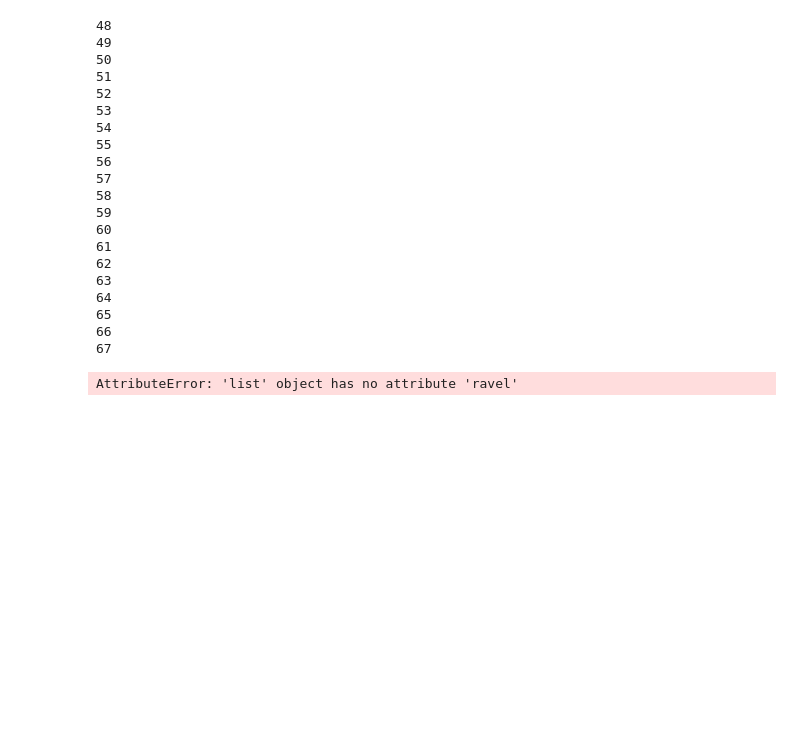
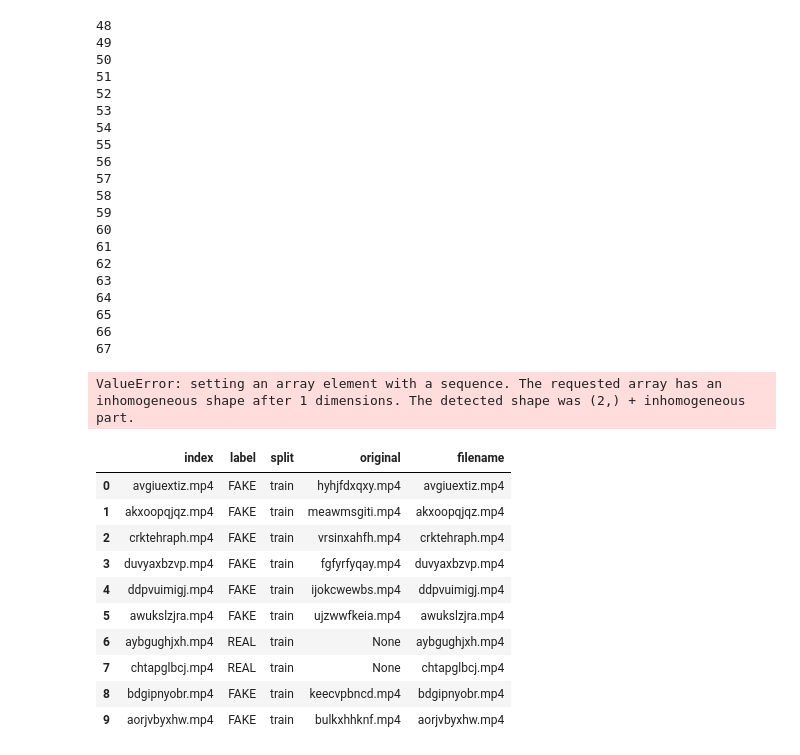
Before and after one commit to Trickster2038/BmstuDeepFake, a Jupyter notebook: sandbox.ipynb, the cells around one changed output. Drawn from its saved outputs; the diff is of its cells as text; code cells hidden in the pictures; blank space fills up the shorter version.

```diff
--- a/sandbox.ipynb
+++ b/sandbox.ipynb
@@ -70,6 +85,27 @@ for x in range(FACIAL_LANDMARKS_IDXS['mouth'][0], FACIAL_LANDMARKS_IDXS['mouth']
 66
 67
 # %%
-[[1,2,3],1].ravel()
+np.array([[1,2,3],1]).ravel()
 # %% [output]
-AttributeError: 'list' object has no attribute 'ravel'
+ValueError: setting an array element with a sequence. The requested array has an inhomogeneous shape after 1 dimensions. The detected shape was (2,) + inhomogeneous part.
+# %%
+SAMPLE_SIZE = 10
+df_fakes = pd.read_json("metadata.json")
+df_fakes = df_fakes.T
+df_fakes = df_fakes.sample(SAMPLE_SIZE)
+df_fakes['filename'] = df_fakes.index
+# df_fakes = df_fakes.drop('index', axis=0)
+df_fakes = df_fakes.reset_index()
+df_fakes
+# %% [output]
+|  | index | label | split | original | filename |
+| 0 | avgiuextiz.mp4 | FAKE | train | hyhjfdxqxy.mp4 | avgiuextiz.mp4 |
+| 1 | akxoopqjqz.mp4 | FAKE | train | meawmsgiti.mp4 | akxoopqjqz.mp4 |
+| 2 | crktehraph.mp4 | FAKE | train | vrsinxahfh.mp4 | crktehraph.mp4 |
+| 3 | duvyaxbzvp.mp4 | FAKE | train | fgfyrfyqay.mp4 | duvyaxbzvp.mp4 |
+| 4 | ddpvuimigj.mp4 | FAKE | train | ijokcwewbs.mp4 | ddpvuimigj.mp4 |
+| 5 | awukslzjra.mp4 | FAKE | train | ujzwwfkeia.mp4 | awukslzjra.mp4 |
+| 6 | aybgughjxh.mp4 | REAL | train | None | aybgughjxh.mp4 |
+| 7 | chtapglbcj.mp4 | REAL | train | None | chtapglbcj.mp4 |
+| 8 | bdgipnyobr.mp4 | FAKE | train | keecvpbncd.mp4 | bdgipnyobr.mp4 |
+| 9 | aorjvbyxhw.mp4 | FAKE | train | bulkxhhknf.mp4 | aorjvbyxhw.mp4 |
```
Also changed, not shown: parts of 3 cells of this notebook, 5 other files.
